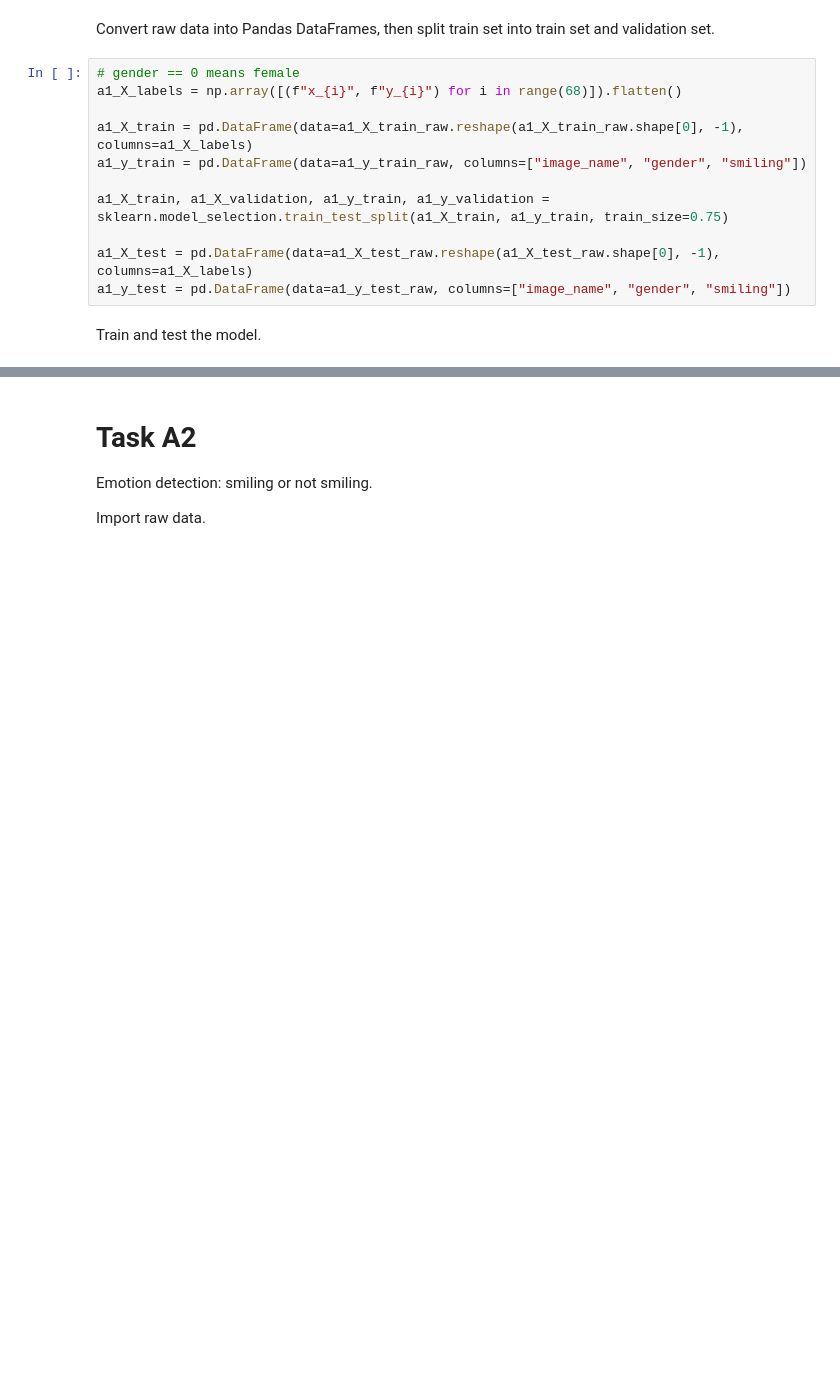
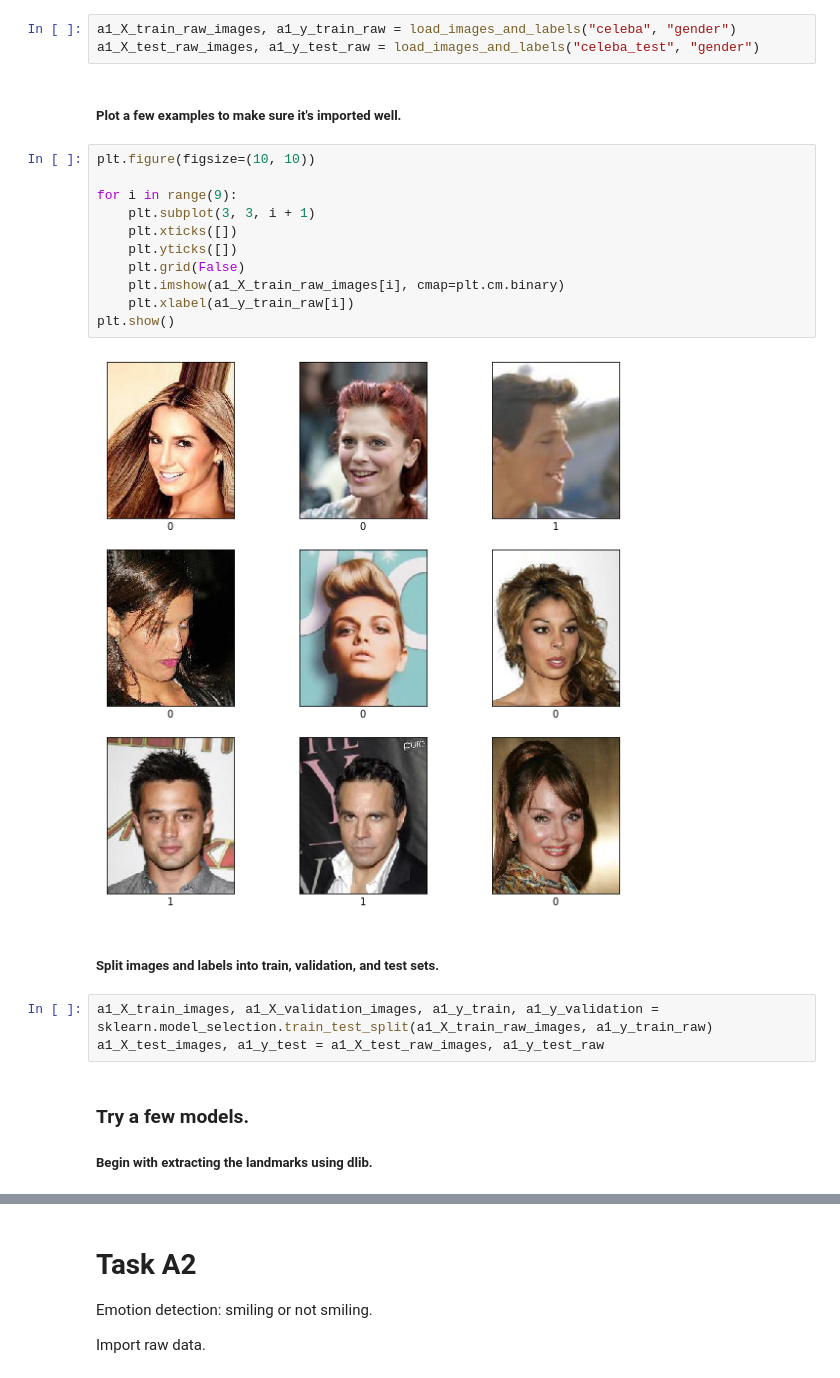
Before and after one commit to KonradChlupka/AMLSassignment19_20, a Jupyter notebook: AMLS_19-20_SN16076397/main_jupyter.ipynb, the cells around one changed output, grey strips where cells are left out. Drawn from its saved outputs; the diff is of its cells as text; blank space fills up the shorter version.

```diff
--- a/AMLS_19-20_SN16076397/main_jupyter.ipynb
+++ b/AMLS_19-20_SN16076397/main_jupyter.ipynb
@@ -43,15 +192,26 @@ a1_X_test_raw, a1_y_test_raw = landmarks.extract_features_labels("celeba_test")
-# %% [markdown]
-Convert raw data into Pandas DataFrames, then split train set into train set and validation set.
-# %%
-# gender == 0 means female
-a1_X_labels = np.array([(f"x_{i}", f"y_{i}") for i in range(68)]).flatten()
-
-a1_X_train = pd.DataFrame(data=a1_X_train_raw.reshape(a1_X_train_raw.shape[0], -1), columns=a1_X_labels)
-a1_y_train = pd.DataFrame(data=a1_y_train_raw, columns=["image_name", "gender", "smiling"])
-
-a1_X_train, a1_X_validation, a1_y_train, a1_y_validation = sklearn.model_selection.train_test_split(a1_X_train, a1_y_train, train_size=0.75)
-
-a1_X_test = pd.DataFrame(data=a1_X_test_raw.reshape(a1_X_test_raw.shape[0], -1), columns=a1_X_labels)
-a1_y_test = pd.DataFrame(data=a1_y_test_raw, columns=["image_name", "gender", "smiling"])
-# %% [markdown]
-Train and test the model.
+# %%
+a1_X_train_raw_images, a1_y_train_raw = load_images_and_labels("celeba", "gender")
+a1_X_test_raw_images, a1_y_test_raw = load_images_and_labels("celeba_test", "gender")
+# %% [markdown]
+##### Plot a few examples to make sure it's imported well.
+# %%
+plt.figure(figsize=(10, 10))
+
+for i in range(9):
+    plt.subplot(3, 3, i + 1)
+    plt.xticks([])
+    plt.yticks([])
+    plt.grid(False)
+    plt.imshow(a1_X_train_raw_images[i], cmap=plt.cm.binary)
+    plt.xlabel(a1_y_train_raw[i])
+plt.show()
+# %% [output]
+[figure, added]
+# %% [markdown]
+##### Split images and labels into train, validation, and test sets.
+# %%
+a1_X_train_images, a1_X_validation_images, a1_y_train, a1_y_validation = sklearn.model_selection.train_test_split(a1_X_train_raw_images, a1_y_train_raw)
+a1_X_test_images, a1_y_test = a1_X_test_raw_images, a1_y_test_raw
+# %% [markdown]
+### Try a few models.
+##### Begin with extracting the landmarks using dlib.
```
Also changed, not shown: parts of 35 cells of this notebook, 1 other file.
